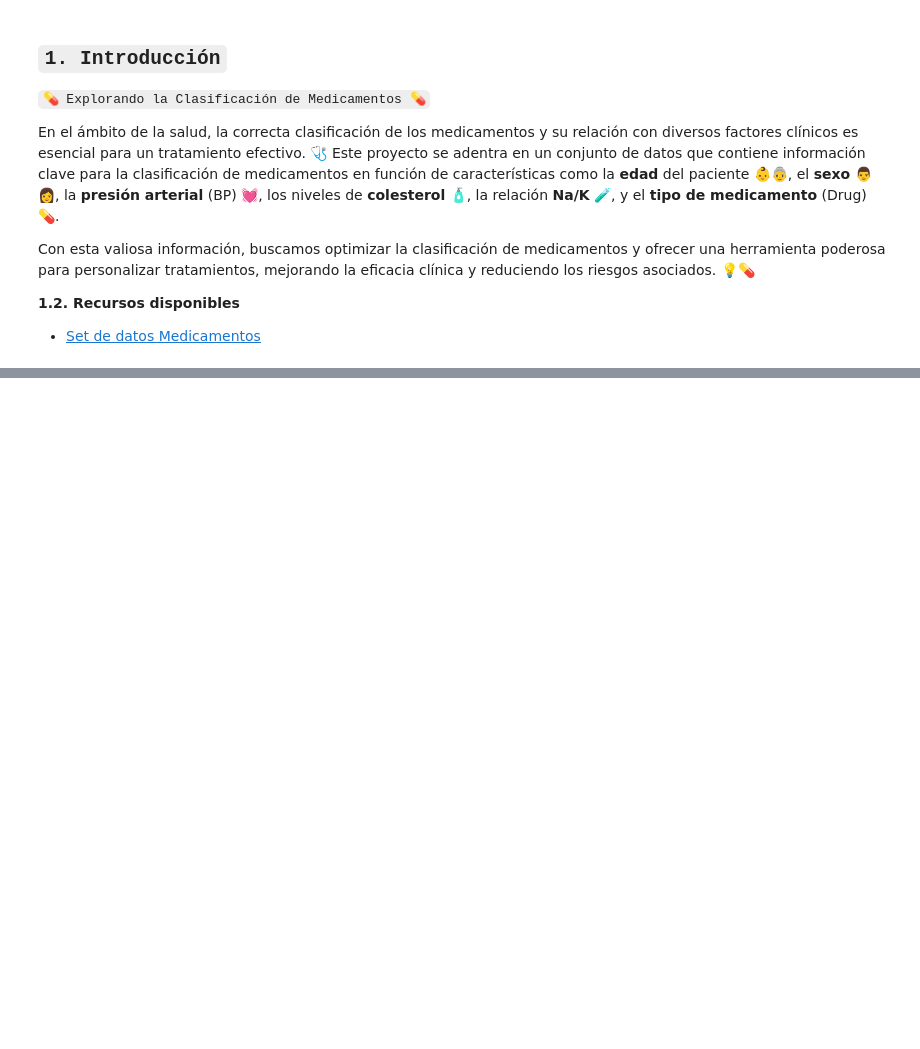
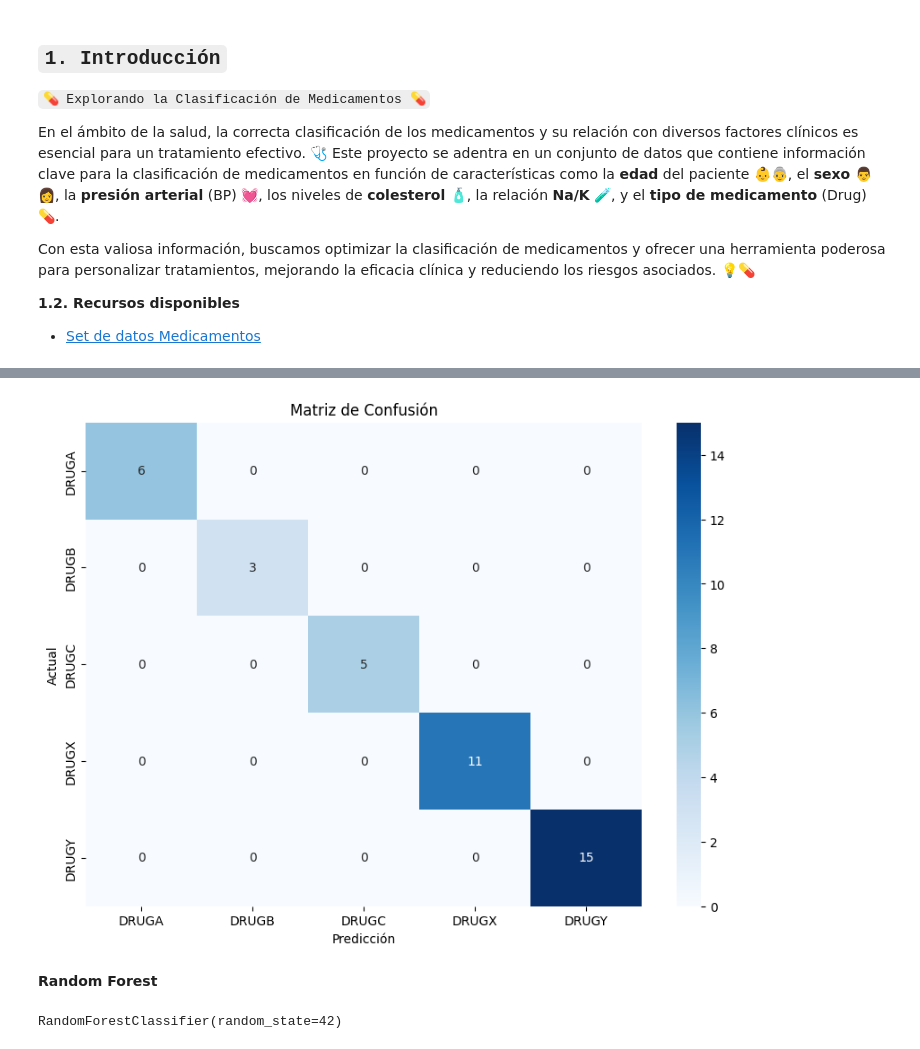
Before and after one commit to linerlander/Clasificacion-Medicamentos, a Jupyter notebook: Script.ipynb, the cells around one changed output, grey strips where cells are left out. Drawn from its saved outputs; the diff is of its cells as text; code cells hidden in the pictures; blank space fills up the shorter version.

```diff
--- a/Script.ipynb
+++ b/Script.ipynb
@@ -36,0 +451,4 @@ Con esta valiosa información, buscamos optimizar la clasificación de medicamen
+# %%
+tree_model = DecisionTreeClassifier(random_state=123)
+tree_model.fit(X_train, y_train_balanced)
+y_pred_tree = tree_model.predict(X_test)
@@ -36,0 +472,13 @@ Con esta valiosa información, buscamos optimizar la clasificación de medicamen
+# %%
+cm_tree = confusion_matrix(y_test, y_pred_tree)
+# %%
+plt.figure(figsize=(10, 7))
+sns.heatmap(cm_tree, annot=True, fmt="d", cmap="Blues", xticklabels=np.unique(y), yticklabels=np.unique(y))
+plt.xlabel('Predicción')
+plt.ylabel('Actual')
+plt.title('Matriz de Confusión')
+plt.show()
+# %% [output]
+[figure, added]
+# %% [markdown]
+**Random Forest**
@@ -36,0 +489,4 @@ Con esta valiosa información, buscamos optimizar la clasificación de medicamen
+# %%
+rf_model.fit(X_train, y_train_balanced)
+# %% [output]
+RandomForestClassifier(random_state=42)
```
Also changed, not shown: parts of 79 cells of this notebook.
